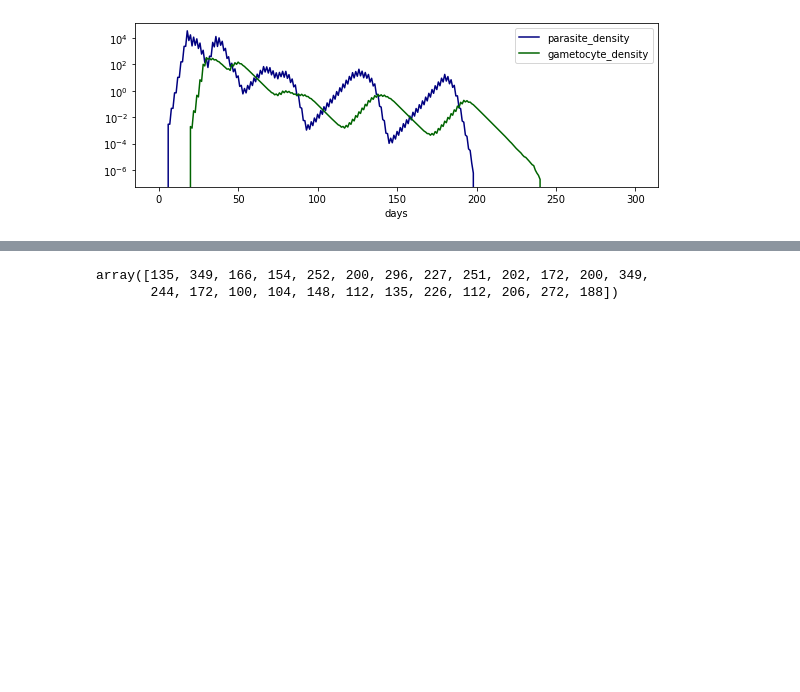
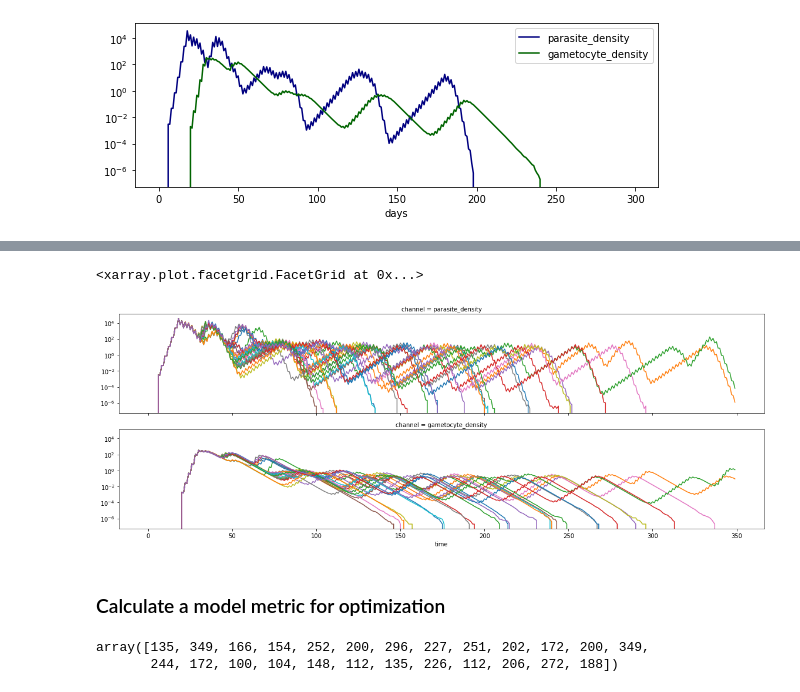
Before and after one commit to edwenger/emod-demo, a Jupyter notebook: examples/naive_infection.ipynb, the cells around one changed output, grey strips where cells are left out. Saved outputs shown, nothing was run; the diff lists cells and outputs as text; code cells hidden in the pictures; blank space fills up the shorter version.

```diff
--- a/examples/naive_infection.ipynb
+++ b/examples/naive_infection.ipynb
@@ -82,3 +88,10 @@ fig.set_tight_layout(True)
+# %%
+da.plot.line(x='time', row='channel', aspect=5, size=3, add_legend=False, yscale='log')
+# %% [output]
+<xarray.plot.facetgrid.FacetGrid at 0x...>
+[figure, added]
+# %% [markdown]
+### Calculate a model metric for optimization
 # %%
 def get_last_nonzero_by_row(A):
     """ https://stackoverflow.com/a/39959511 """
```
Also changed, not shown: parts of 12 cells of this notebook, 2 other files.
